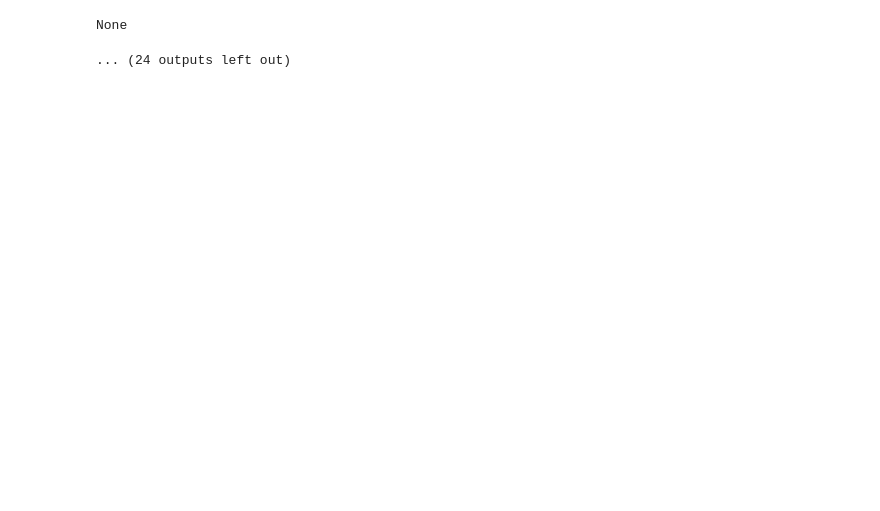
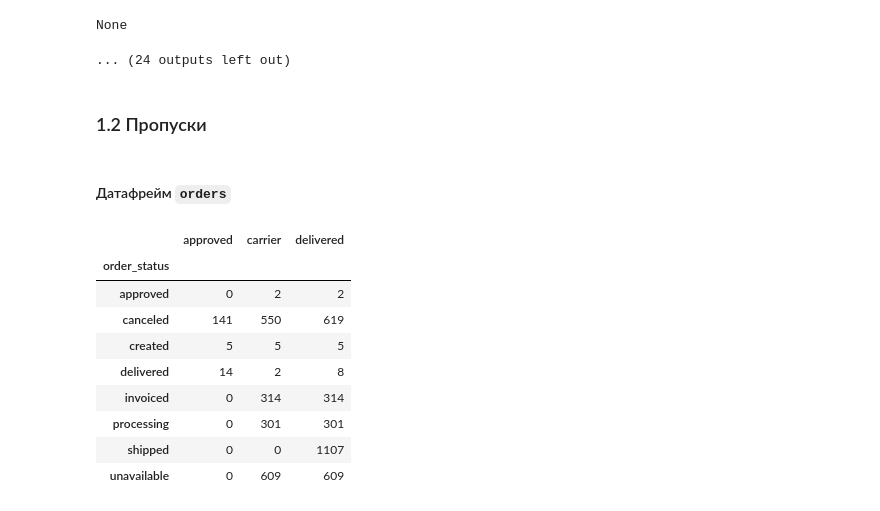
Before and after one commit to trineevkirill/brazillian_ecom, a Jupyter notebook: brazilian ecommerce.ipynb, the cells around one changed output. Saved outputs shown, nothing was run; the diff lists cells and outputs as text; code cells hidden in the pictures; blank space fills up the shorter version.

Commit message:
Выполнена проверка на пропуски

```diff
--- a/brazilian ecommerce.ipynb
+++ b/brazilian ecommerce.ipynb
@@ -159,3 +166,26 @@ memory usage: 5.3 MB
 | 4 | 00042b26cf59d7ce69dfabb4e55b4fd9 | 1 | ac6c3623068f30de03045865e4e10089 | df560393f3a51e74553ab94004ba5c87 | 2017-02-13 13:57:51 | 199.90 | 18.14 |
 None
 ... (24 outputs left out)
+# %% [markdown]
+### 1.2 Пропуски
+# %% [markdown]
+#### Датафрейм `orders`
+# %%
+df_order_stats = orders[orders['order_delivered_customer_date'].isna()].groupby('order_status')['order_id'].nunique().to_frame(name='delivered')
+df_order_stats['approved'] = orders[orders['order_approved_at'].isna()].groupby('order_status')['order_id'].nunique()
+df_order_stats['carrier'] = orders[orders['order_delivered_carrier_date'].isna()].groupby('order_status')['order_id'].nunique()
+
+df_order_stats = df_order_stats.fillna(0).astype(int)
+df_order_stats = df_order_stats[['approved', 'carrier', 'delivered']]
+df_order_stats
+# %% [output]
+|  | approved | carrier | delivered |
+| order_status |  |  |  |
+| approved | 0 | 2 | 2 |
+| canceled | 141 | 550 | 619 |
+| created | 5 | 5 | 5 |
+| delivered | 14 | 2 | 8 |
+| invoiced | 0 | 314 | 314 |
+| processing | 0 | 301 | 301 |
+| shipped | 0 | 0 | 1107 |
+| unavailable | 0 | 609 | 609 |
```
Also changed, not shown: parts of 10 cells of this notebook.
